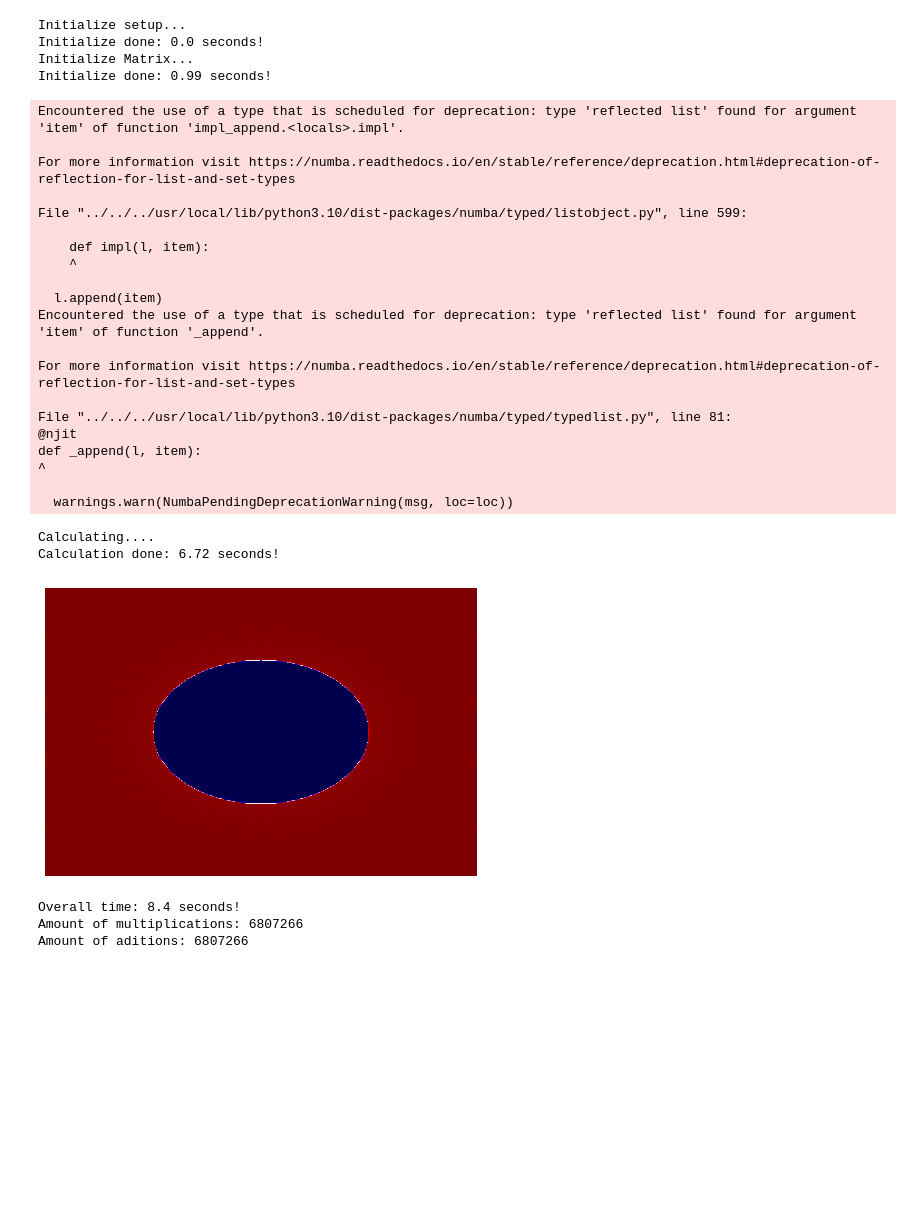
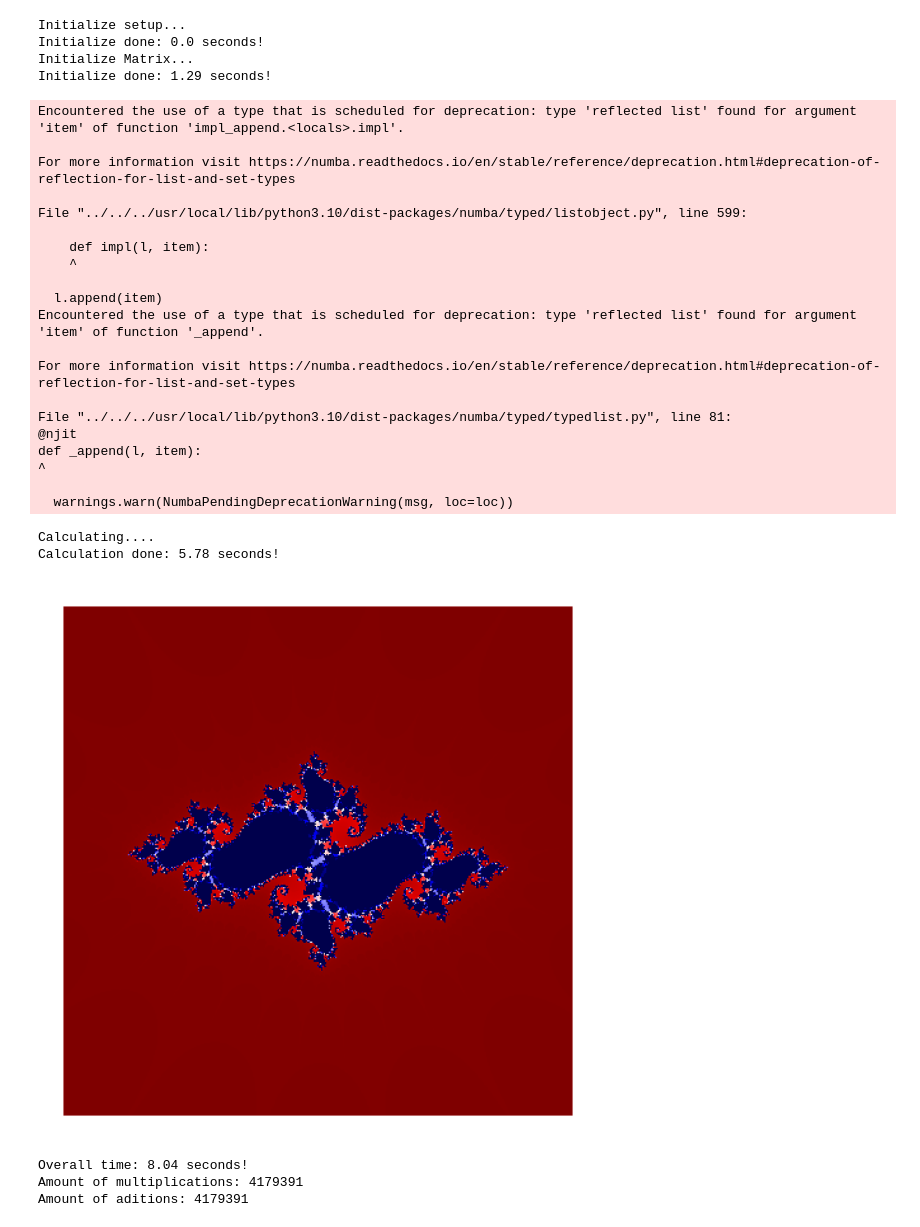
Before and after one commit to simgae/HM-Angewandte-Mathematik, a Jupyter notebook: Lecture_6/JuliaMengenPythonKernel.ipynb, the cells around one changed output. Saved outputs shown, nothing was run; the diff lists cells and outputs as text; code cells hidden in the pictures; blank space fills up the shorter version.

```diff
--- a/Lecture_6/JuliaMengenPythonKernel.ipynb
+++ b/Lecture_6/JuliaMengenPythonKernel.ipynb
@@ -84,7 +97,7 @@ def initialize_matrix_python(setup):
         col_list = []
 
         for row in np.arange(setup['y_start'], setup['y_end'] + 1, 1 / setup['scaling']):
-            col_list.append(col + row * 1j)
+            col_list.append(row + (col * -1) * 1j)
         matrix_list.append(col_list)
 
     return matrix_list
@@ -133,7 +146,7 @@ def change_matrix_python(matrix_complex_numbers, x_start, x_end, y_start, y_end,
     for row in range((y_end - y_start) * matrix_scaling + 1):
         rows = []
         for col in range((x_end - x_start) * matrix_scaling + 1):
-            rows.append(validate_point_python(matrix_complex_numbers[col][row], constant))
+            rows.append(validate_point_python(matrix_complex_numbers[row][col], constant))
         final_matrix.append(rows)
 
     return final_matrix
@@ -222,6 +248,7 @@ def create_picture(final_matrix):
         final_matrix: The matrix representing the picture.
 
     """
+    plt.figure(figsize=(2, 2), dpi=800)
     plt.imshow(final_matrix)
     plt.axis('off')
     plt.axis('tight')
@@ -300,7 +334,7 @@ t0 = time.time()
 
 
 # Initialize setup parameters
-setup = initialize_julia_sets(0, 'x^2+c', -2, 2, -2, 2, 100)
+setup = initialize_julia_sets(complex(-0.7423, 0.105), 'x^2+c', -2, 2, -2, 2, 100)
 func = setup['formula']
 
 t1 = time.time()
@@ -333,41 +367,42 @@ matrix = change_matrix_python(converter_list, setup['x_start'], setup['x_end'],
 t1 = time.time()
 
 print('Calculation done: ' + str(round(t1 - t0, 2)) + ' seconds!')
-create_picture(matrix)
 
 t3 = time.time()
+
+create_picture(matrix)
 
 print('Overall time: ' + str(round(t3 - t2, 2)) + ' seconds!')
 print('Amount of multiplications: ' + str(Analytics.multiplications))
 print('Amount of aditions: ' + str(Analytics.additions))
 # %% [output]
 Initialize setup...
 Initialize done: 0.0 seconds!
 Initialize Matrix...
-Initialize done: 0.99 seconds!
+Initialize done: 1.29 seconds!
 Encountered the use of a type that is scheduled for deprecation: type 'reflected list' found for argument 'item' of function 'impl_append.<locals>.impl'.
 
 For more information visit https://numba.readthedocs.io/en/stable/reference/deprecation.html#deprecation-of-reflection-for-list-and-set-types
 
 File "../../../usr/local/lib/python3.10/dist-packages/numba/typed/listobject.py", line 599:
 
     def impl(l, item):
     ^
 
   l.append(item)
 Encountered the use of a type that is scheduled for deprecation: type 'reflected list' found for argument 'item' of function '_append'.
 
 For more information visit https://numba.readthedocs.io/en/stable/reference/deprecation.html#deprecation-of-reflection-for-list-and-set-types
 
 File "../../../usr/local/lib/python3.10/dist-packages/numba/typed/typedlist.py", line 81:
 @njit
 def _append(l, item):
 ^
 
   warnings.warn(NumbaPendingDeprecationWarning(msg, loc=loc))
 Calculating....
-Calculation done: 6.72 seconds!
+Calculation done: 5.78 seconds!
-[figure, old version]
+[figure, new version]
-Overall time: 8.4 seconds!
-Amount of multiplications: 6807266
-Amount of aditions: 6807266
+Overall time: 8.04 seconds!
+Amount of multiplications: 4179391
+Amount of aditions: 4179391
```
Also changed, not shown: parts of 11 cells of this notebook, 2 other files.
